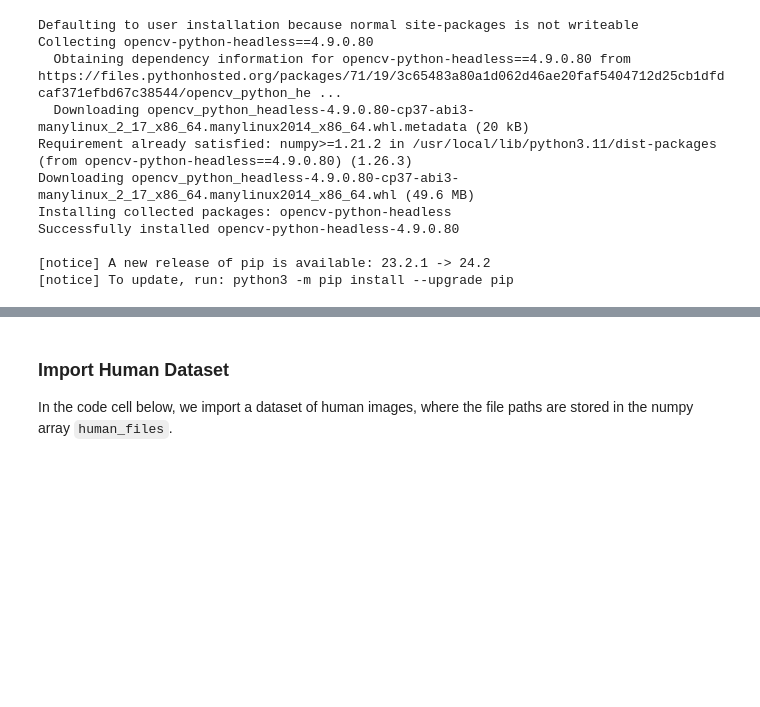
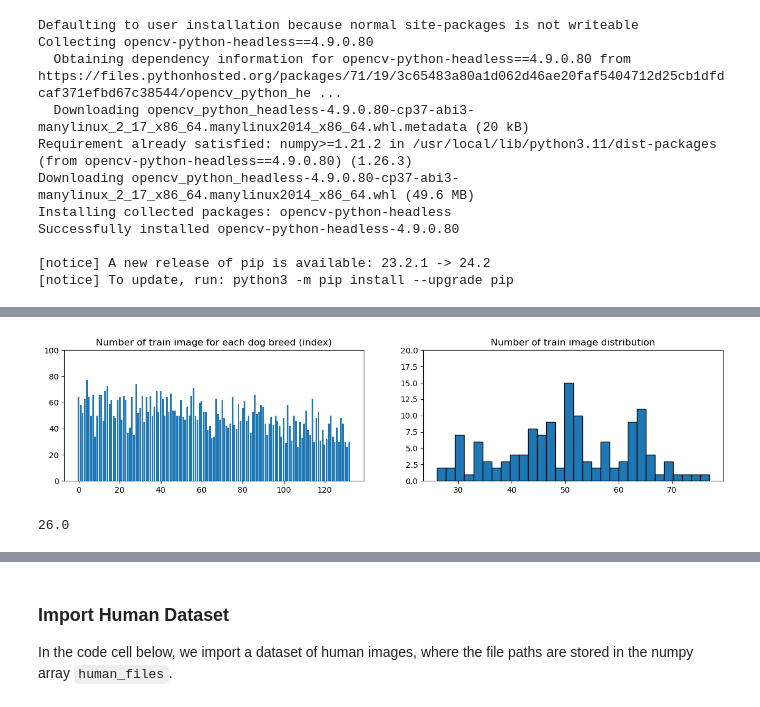
Before and after one commit to lengocanh/UdacityCapstoneProject, a Jupyter notebook: dog_app.ipynb, the cells around one changed output, grey strips where cells are left out. Saved outputs shown, nothing was run; the diff lists cells and outputs as text; code cells hidden in the pictures; blank space fills up the shorter version.

Commit message:
Add data visualization and metric select reason

```diff
--- a/dog_app.ipynb
+++ b/dog_app.ipynb
@@ -132,18 +132,18 @@ def load_dataset(path):
 #valid_files, valid_targets = load_dataset('/workspace/home/dog-project/dog_images/valid')
 #test_files, test_targets = load_dataset('/workspace/home/dog-project/dog_images/test')
 
-train_files, train_targets = load_dataset('/workspace/home/dog-project/dogimages/dogImages/train')
-valid_files, valid_targets = load_dataset('/workspace/home/dog-project/dogimages/dogImages/valid')
-test_files, test_targets = load_dataset('/workspace/home/dog-project/dogimages/dogImages/test')
+#train_files, train_targets = load_dataset('/workspace/home/dog-project/dogimages/dogImages/train')
+#valid_files, valid_targets = load_dataset('/workspace/home/dog-project/dogimages/dogImages/valid')
+#test_files, test_targets = load_dataset('/workspace/home/dog-project/dogimages/dogImages/test')
 
 # Test on local
-#train_files, train_targets = load_dataset('../dogImages/train')
-#valid_files, valid_targets = load_dataset('../dogImages/valid')
-#test_files, test_targets = load_dataset('../dogImages/test')
+train_files, train_targets = load_dataset('../dogImages/train')
+valid_files, valid_targets = load_dataset('../dogImages/valid')
+test_files, test_targets = load_dataset('../dogImages/test')
 
 # Load list of dog names
-#dog_names = [item[20:-1] for item in sorted(glob("../dogImages/train/*/"))]
-dog_names = [item[20:-1] for item in sorted(glob("/workspace/home/dog-project/dogimages/dogImages/train/*/"))]
+dog_names = [item[20:-1] for item in sorted(glob("../dogImages/train/*/"))]
+#dog_names = [item[20:-1] for item in sorted(glob("/workspace/home/dog-project/dogimages/dogImages/train/*/"))]
 
 # Print statistics about the dataset
 print(f'There are {len(dog_names)} total dog categories.')
@@ -164,0 +160,20 @@ There are 836 test dog images.
+# %%
+import matplotlib.pyplot as plt
+x = range(len(dog_names))
+train_sum = np.sum(train_targets, axis=0)
+
+f, (ax1, ax2) = plt.subplots(1, 2, figsize =(15,3))
+
+ax1.bar( x=x, height=train_sum)
+ax1.set_ylim(0, 100)
+ax1.set_title('Number of train image for each dog breed (index)')
+ax2.hist(train_sum, bins=30, edgecolor='black')
+ax2.set_ylim(0, 20)
+ax2.set_title('Number of train image distribution')
+plt.show()
+# %% [output]
+[figure, added]
+# %%
+np.min(train_sum)
+# %% [output]
+26.0
```
Also changed, not shown: parts of 4 cells of this notebook.
